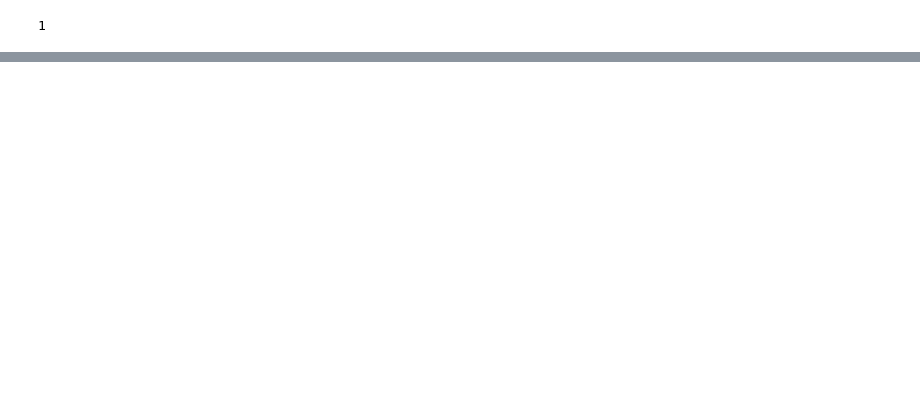
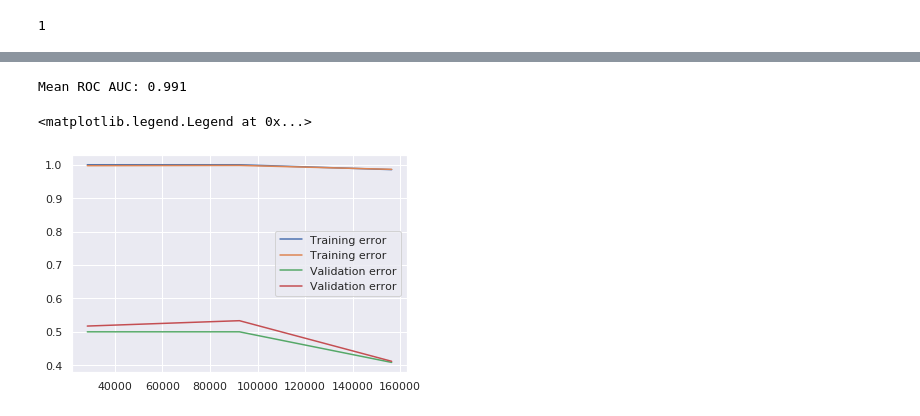
Before and after one commit to U34rAli/machine-learning-tutorials, a Jupyter notebook: secret-data/secret-ml.ipynb, the cells around one changed output, grey strips where cells are left out. Cells and saved outputs as stored; diff of their text form; code cells hidden in the pictures; blank space fills up the shorter version.

```diff
--- a/secret-data/secret-ml.ipynb
+++ b/secret-data/secret-ml.ipynb
@@ -147,0 +156,4 @@ array([0])
+# %%
+print('Mean ROC AUC: %.3f' % np.mean(scores))
+# %% [output]
+Mean ROC AUC: 0.991
@@ -147,0 +162,13 @@ array([0])
+# %%
+train_sizes, train_scores, validscores = learning_curve(KNeighborsClassifier(), X, y, train_sizes=[0.1, 0.325, 0.55],
+                                                        cv=2)
+# %%
+train_scores_mean = train_scores.mean(axis = 1)
+validation_scores_mean = validscores.mean(axis = 1)
+plt.plot(train_sizes, train_scores, label = 'Training error')
+plt.plot(train_sizes, validscores, label = 'Validation error')
+plt.legend()
+# plt.show()
+# %% [output]
+<matplotlib.legend.Legend at 0x...>
+[figure, added]
```
Also changed, not shown: parts of 19 cells of this notebook, 5 other files.
